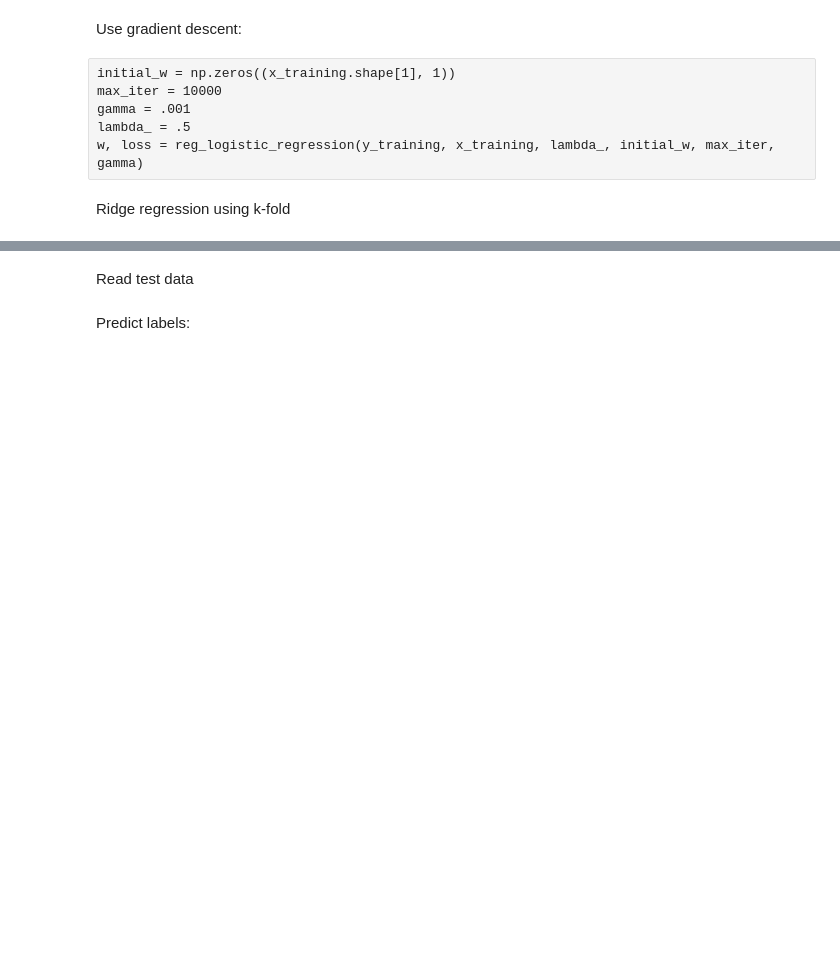
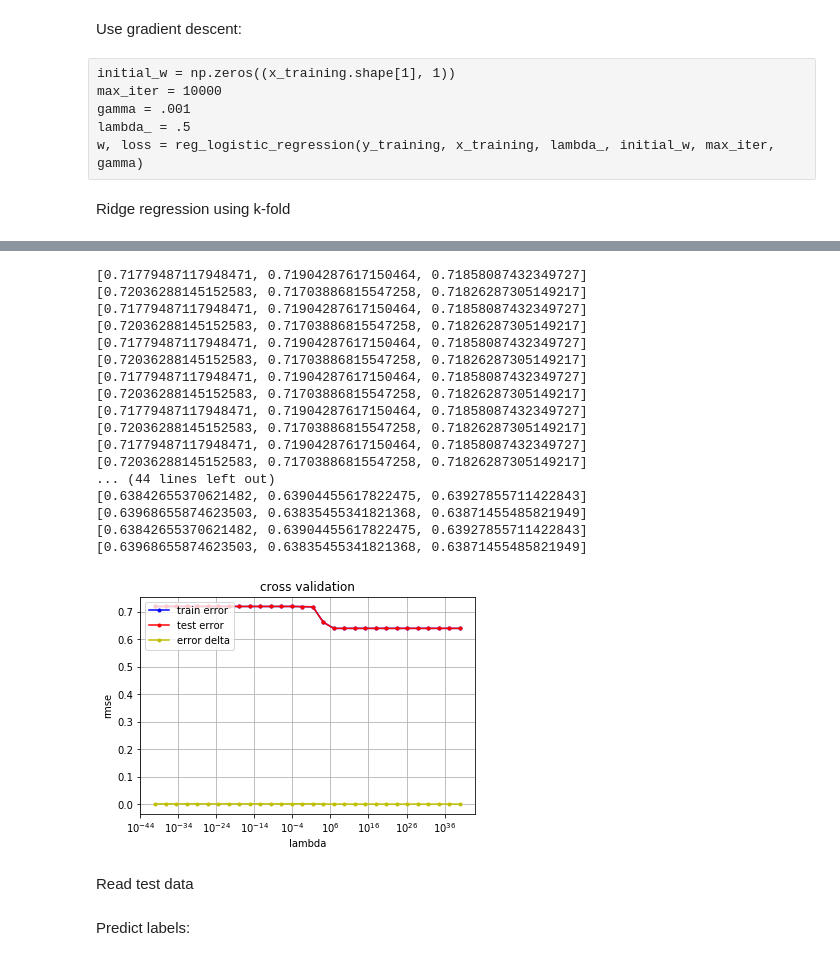
Before and after one commit to lumosan/ml2017-projects, a Jupyter notebook: project1/scripts/Run.ipynb, the cells around one changed output, grey strips where cells are left out. Saved outputs shown, nothing was run; the diff lists cells and outputs as text; code cells hidden in the pictures; blank space fills up the shorter version.

Commit message:
Minor fixes to cross-validation

```diff
--- a/project1/scripts/Run.ipynb
+++ b/project1/scripts/Run.ipynb
@@ -86,9 +86,9 @@ test_yb, test_input_data, test_ids = load_csv_data(DATA_PATH+'test.csv')
 # %% [markdown]
 #### In case we need to change the labels (we now need to do it for logistic regression)
 # %%
-y = np.ones(len(yb))
-y[np.where(yb==-1)] = 0
-#y = yb
+#y = np.ones(len(yb))
+#y[np.where(yb==-1)] = 0
+y = yb
 # %% [markdown]
 #### Normalize and add offset
 # %%
@@ -279,3 +297,69 @@ for k in range(k_fold):
+# %%
+def cross_validation_visualization(lambds, mse_tr, mse_te, mse_dif):
+    """visualization the curves of mse_tr and mse_te."""
+    plt.semilogx(lambds, mse_tr, marker=".", color='b', label='train error')
+    plt.semilogx(lambds, mse_te, marker=".", color='r', label='test error')
+    plt.semilogx(lambds, mse_dif, marker=".", color='y', label='error delta')
+    plt.xlabel("lambda")
+    plt.ylabel("rmse")
+    plt.title("cross validation")
+    plt.legend(loc=2)
+    plt.grid(True)
+    plt.show()
+# %%
+degree = 7
+k_fold = 3
+seed = 13
+
+lambdas = np.logspace(-40, 40, 30)
+
+# split data in k fold
+k_indices = build_k_indices(y, k_fold, seed)
+
+lambda_avg_rmse_trs = []
+lambda_avg_rmse_tes = []
+lambda_avg_rmse_difs = []
+
+for lambda_ in lambdas:
+
+    rmse_trs = []
+    rmse_tes = []
+    rmse_difs = []
+
+    # K-fold cross validation and pick the rmse 'test' and 'train'
+    # errors that represent the least absolute difference between
+    # them (for a given lambda).
+    for k in range(k_fold):
+        rmse_cur_tr, rmse_cur_te = cross_validation(y, x, k_indices, k, lambda_, degree)
+
+        rmse_trs.append(rmse_cur_tr)
+        rmse_tes.append(rmse_cur_te)
+        rmse_difs.append(abs(rmse_cur_tr - rmse_cur_te))
+
+    lambda_avg_rmse_trs.append(np.mean(rmse_trs))
+    lambda_avg_rmse_tes.append(np.mean(rmse_tes))
+    lambda_avg_rmse_difs.append(np.mean(rmse_difs))
+
+cross_validation_visualization(lambdas, lambda_avg_rmse_trs, lambda_avg_rmse_tes, lambda_avg_rmse_difs)
+# %% [output]
+[0.71779487117948471, 0.71904287617150464, 0.71858087432349727]
+[0.72036288145152583, 0.71703886815547258, 0.71826287305149217]
+[0.71779487117948471, 0.71904287617150464, 0.71858087432349727]
+[0.72036288145152583, 0.71703886815547258, 0.71826287305149217]
+[0.71779487117948471, 0.71904287617150464, 0.71858087432349727]
+[0.72036288145152583, 0.71703886815547258, 0.71826287305149217]
+[0.71779487117948471, 0.71904287617150464, 0.71858087432349727]
+[0.72036288145152583, 0.71703886815547258, 0.71826287305149217]
+[0.71779487117948471, 0.71904287617150464, 0.71858087432349727]
+[0.72036288145152583, 0.71703886815547258, 0.71826287305149217]
+[0.71779487117948471, 0.71904287617150464, 0.71858087432349727]
+[0.72036288145152583, 0.71703886815547258, 0.71826287305149217]
+... (44 lines left out)
+[0.63842655370621482, 0.63904455617822475, 0.63927855711422843]
+[0.63968655874623503, 0.63835455341821368, 0.63871455485821949]
+[0.63842655370621482, 0.63904455617822475, 0.63927855711422843]
+[0.63968655874623503, 0.63835455341821368, 0.63871455485821949]
+[figure, added]
 # %% [markdown]
 Read test data
 # %%
```
Also changed, not shown: parts of 4 cells of this notebook.
